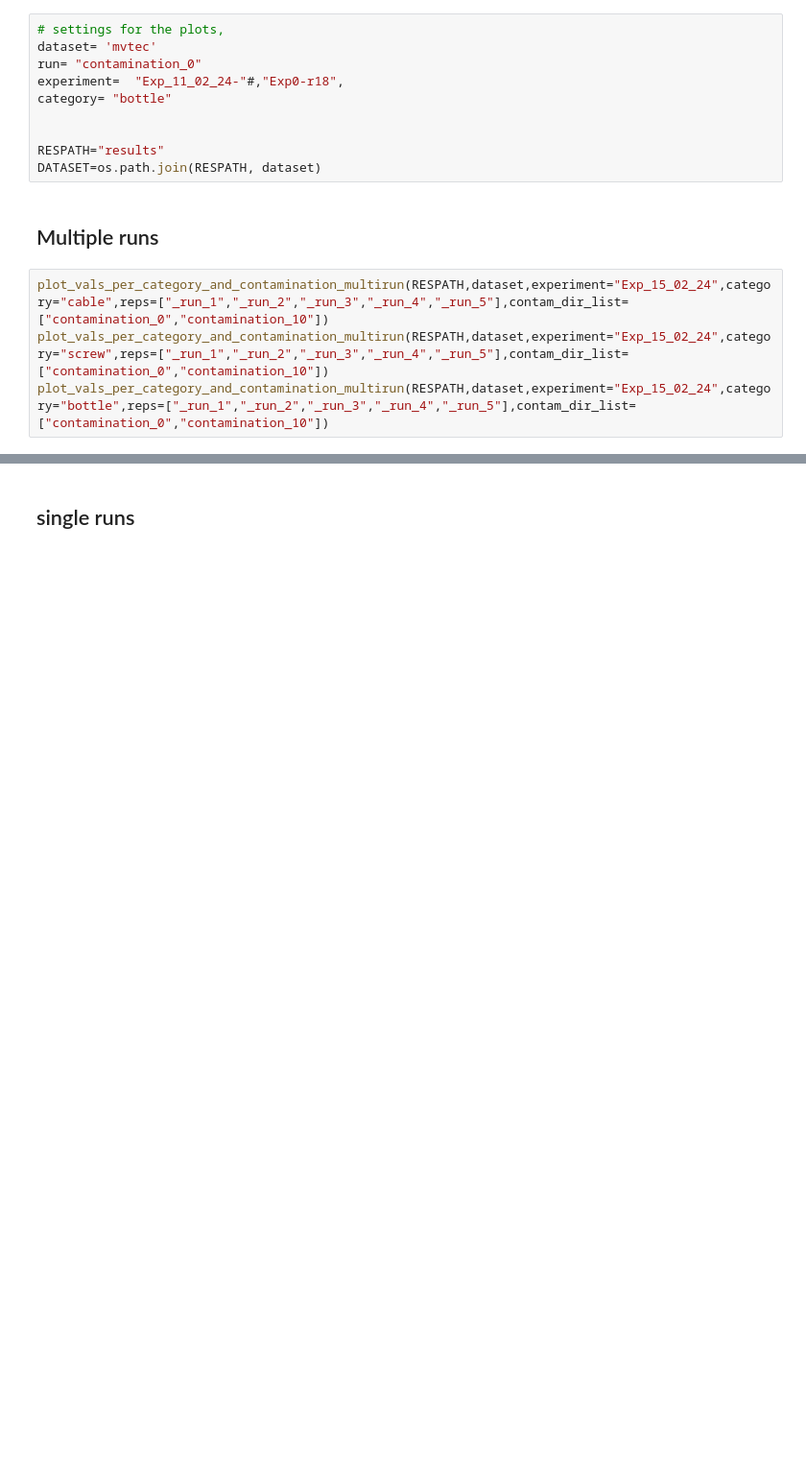
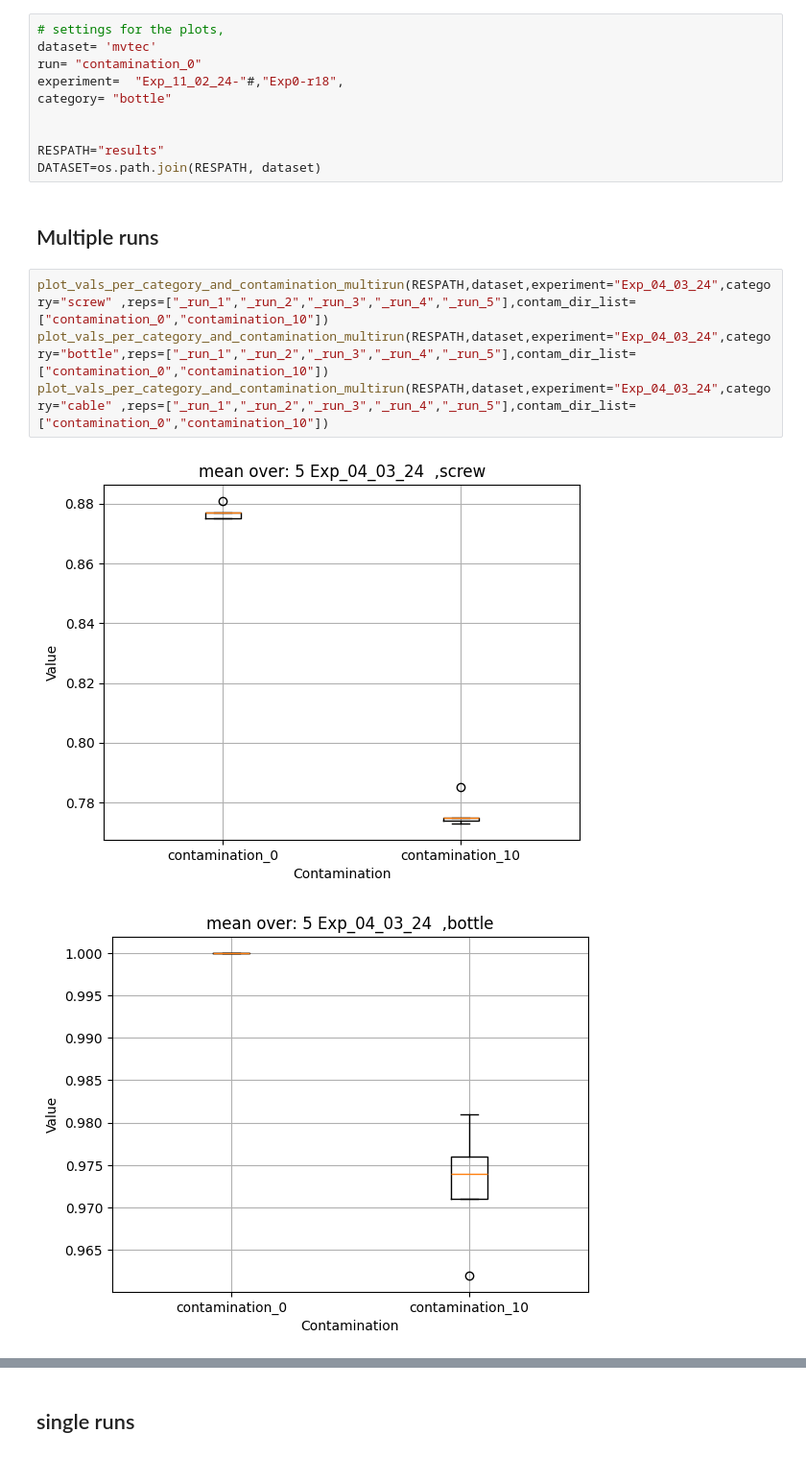
Before and after one commit to buehlpa/UTRAD, a Jupyter notebook: inspect_training_val_mvtec.ipynb, the cells around one changed output, grey strips where cells are left out. Shown at 96% size. Drawn from its saved outputs; the diff is of its cells as text; blank space fills up the shorter version.

```diff
--- a/inspect_training_val_mvtec.ipynb
+++ b/inspect_training_val_mvtec.ipynb
@@ -13,6 +13,9 @@ DATASET=os.path.join(RESPATH, dataset)
 # %% [markdown]
 ## Multiple runs
 # %%
-plot_vals_per_category_and_contamination_multirun(RESPATH,dataset,experiment="Exp_15_02_24",category="cable",reps=["_run_1","_run_2","_run_3","_run_4","_run_5"],contam_dir_list=["contamination_0","contamination_10"])
-plot_vals_per_category_and_contamination_multirun(RESPATH,dataset,experiment="Exp_15_02_24",category="screw",reps=["_run_1","_run_2","_run_3","_run_4","_run_5"],contam_dir_list=["contamination_0","contamination_10"])
-plot_vals_per_category_and_contamination_multirun(RESPATH,dataset,experiment="Exp_15_02_24",category="bottle",reps=["_run_1","_run_2","_run_3","_run_4","_run_5"],contam_dir_list=["contamination_0","contamination_10"])
+plot_vals_per_category_and_contamination_multirun(RESPATH,dataset,experiment="Exp_04_03_24",category="screw" ,reps=["_run_1","_run_2","_run_3","_run_4","_run_5"],contam_dir_list=["contamination_0","contamination_10"])
+plot_vals_per_category_and_contamination_multirun(RESPATH,dataset,experiment="Exp_04_03_24",category="bottle",reps=["_run_1","_run_2","_run_3","_run_4","_run_5"],contam_dir_list=["contamination_0","contamination_10"])
+plot_vals_per_category_and_contamination_multirun(RESPATH,dataset,experiment="Exp_04_03_24",category="cable" ,reps=["_run_1","_run_2","_run_3","_run_4","_run_5"],contam_dir_list=["contamination_0","contamination_10"])
+# %% [output]
+[figure, added]
+[figure, added]
```
Also changed, not shown: parts of 4 cells of this notebook, 8 other files.
